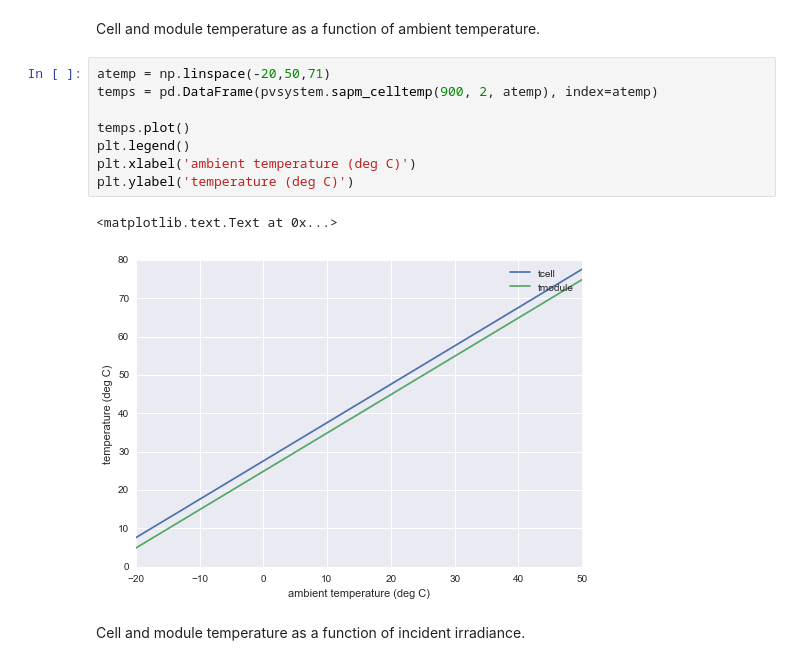
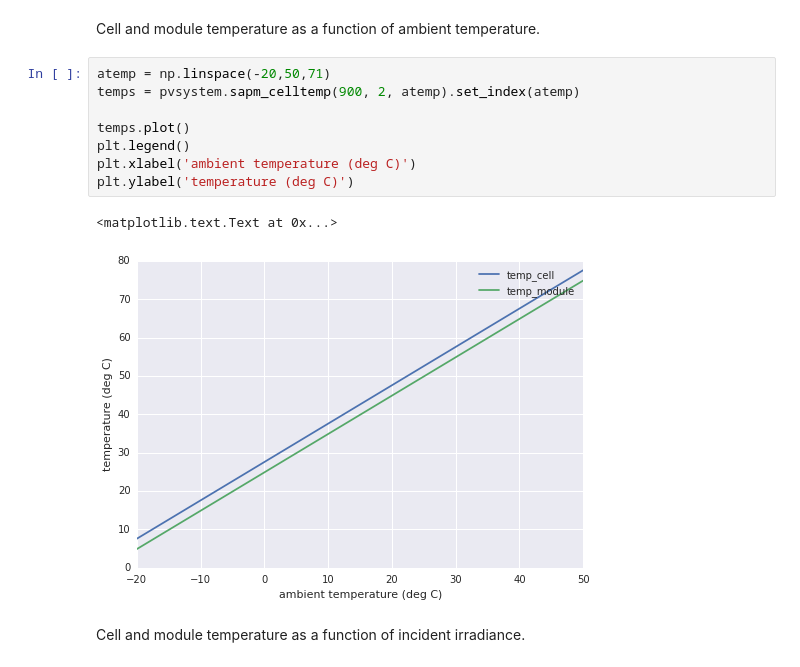
Before and after one commit to pvlib/pvlib-python, a Jupyter notebook: docs/tutorials/pvsystem.ipynb, the cells around one changed output. Drawn from its saved outputs; the diff is of its cells as text.

```diff
--- a/docs/tutorials/pvsystem.ipynb
+++ b/docs/tutorials/pvsystem.ipynb
@@ -138,15 +150,15 @@ plt.ylabel('temperature (deg C)')
 Cell and module temperature as a function of ambient temperature.
 # %%
 atemp = np.linspace(-20,50,71)
-temps = pd.DataFrame(pvsystem.sapm_celltemp(900, 2, atemp), index=atemp)
+temps = pvsystem.sapm_celltemp(900, 2, atemp).set_index(atemp)
 
 temps.plot()
 plt.legend()
 plt.xlabel('ambient temperature (deg C)')
 plt.ylabel('temperature (deg C)')
 # %% [output]
 <matplotlib.text.Text at 0x...>
-[figure, old version]
+[figure, new version]
 # %% [markdown]
 Cell and module temperature as a function of incident irradiance.
 # %%
```
Also changed, not shown: parts of 30 cells of this notebook.
